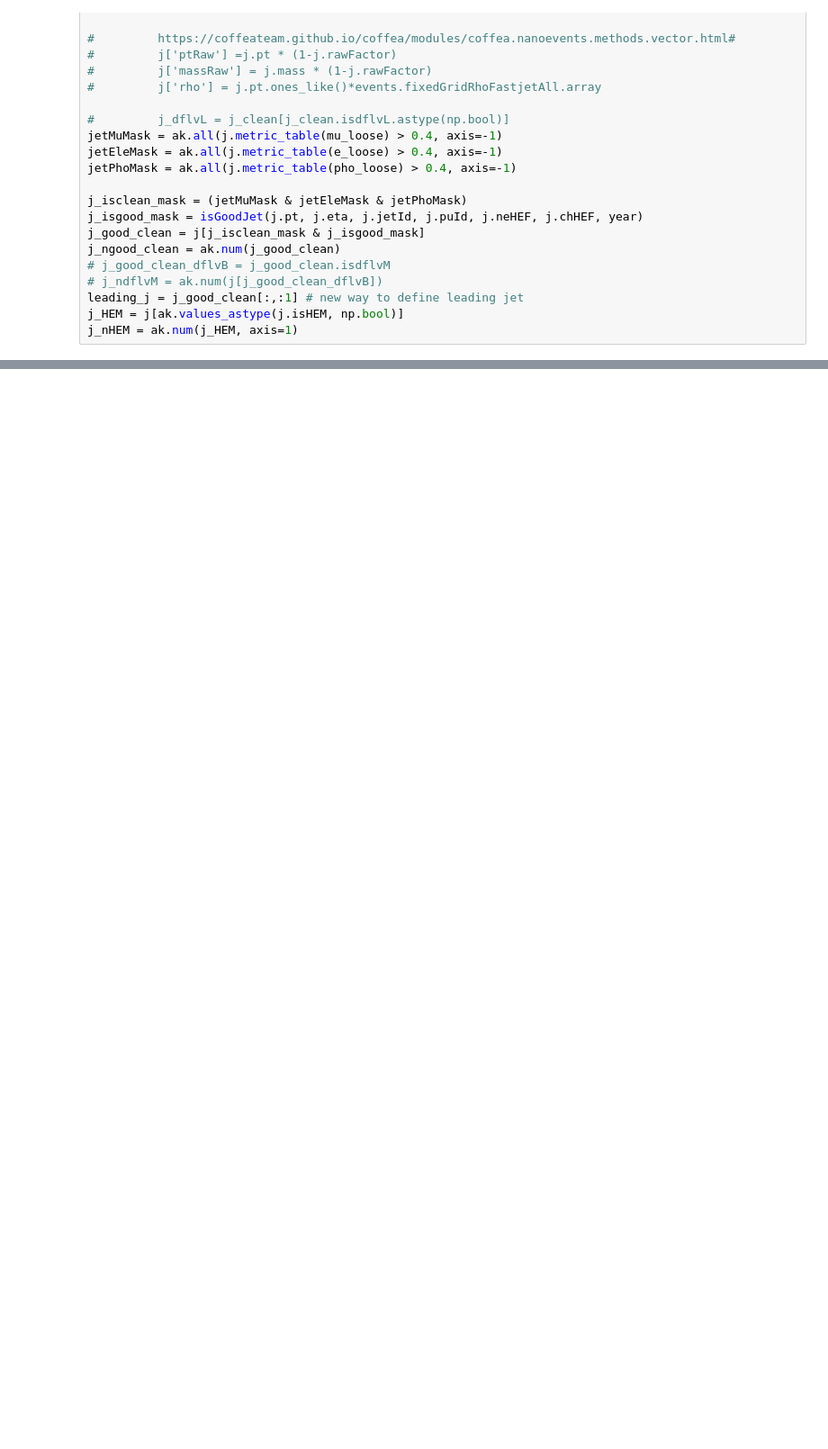
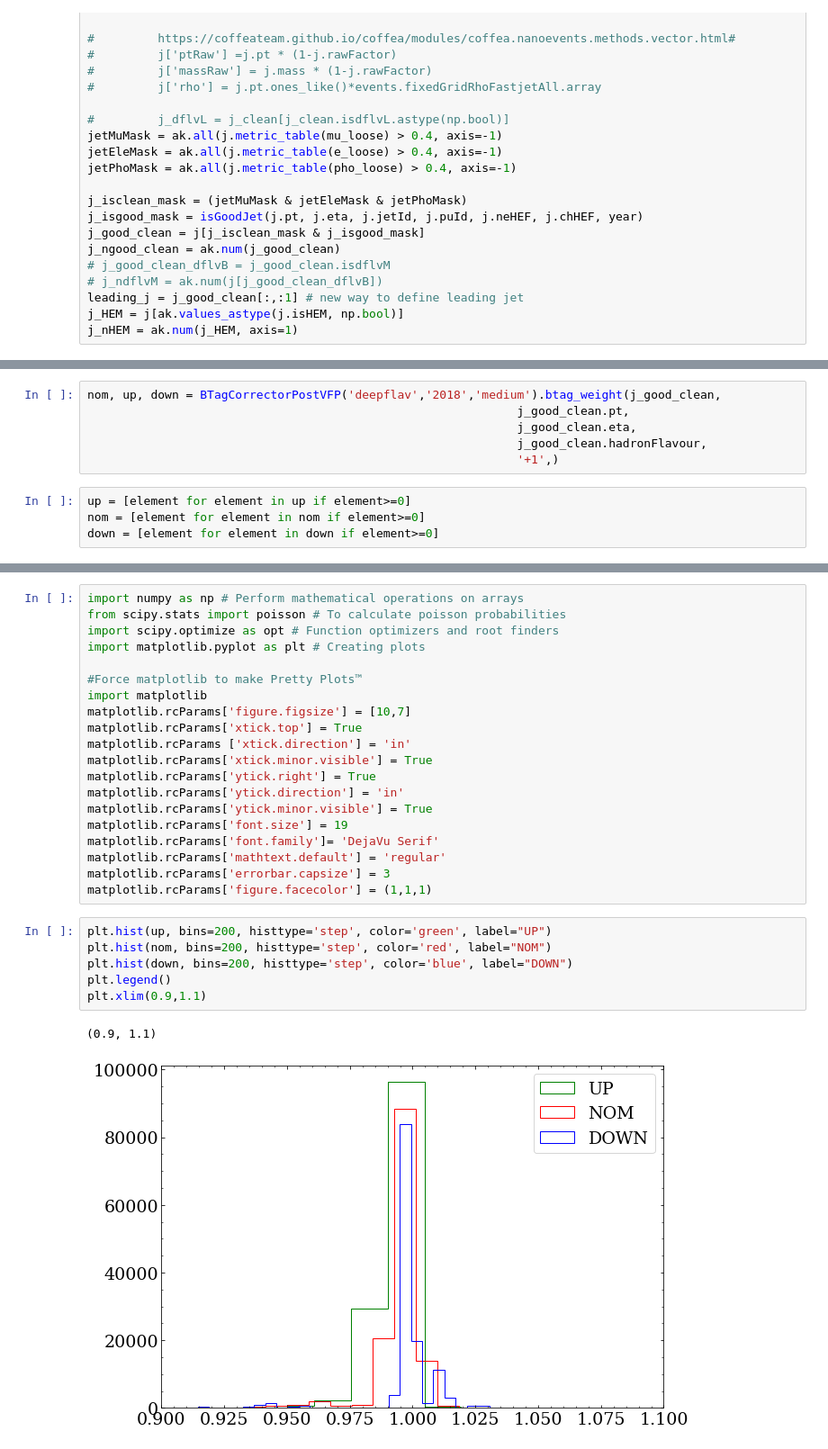
Before and after one commit to rishabhCMS/decaf, a Jupyter notebook: analysis/Rishabh_NB/new_coffea_nbs/Btag-inspector.ipynb, the cells around one changed output, grey strips where cells are left out. Shown at 90% size. Cells and saved outputs as stored; diff of their text form; blank space fills up the shorter version.

```diff
--- a/analysis/Rishabh_NB/new_coffea_nbs/Btag-inspector.ipynb
+++ b/analysis/Rishabh_NB/new_coffea_nbs/Btag-inspector.ipynb
@@ -333,0 +276,10 @@ Delta_Phi_Met_LJ
+# %%
+nom, up, down = BTagCorrectorPostVFP('deepflav','2018','medium').btag_weight(j_good_clean,
+                                                             j_good_clean.pt,
+                                                             j_good_clean.eta,
+                                                             j_good_clean.hadronFlavour,
+                                                             '+1',)
+# %%
+up = [element for element in up if element>=0]
+nom = [element for element in nom if element>=0]
+down = [element for element in down if element>=0]
@@ -333,0 +290,29 @@ Delta_Phi_Met_LJ
+# %%
+import numpy as np # Perform mathematical operations on arrays
+from scipy.stats import poisson # To calculate poisson probabilities
+import scipy.optimize as opt # Function optimizers and root finders
+import matplotlib.pyplot as plt # Creating plots
+
+#Force matplotlib to make Pretty Plots™
+import matplotlib
+matplotlib.rcParams['figure.figsize'] = [10,7]
+matplotlib.rcParams['xtick.top'] = True
+matplotlib.rcParams ['xtick.direction'] = 'in'
+matplotlib.rcParams['xtick.minor.visible'] = True
+matplotlib.rcParams['ytick.right'] = True
+matplotlib.rcParams['ytick.direction'] = 'in'
+matplotlib.rcParams['ytick.minor.visible'] = True
+matplotlib.rcParams['font.size'] = 19
+matplotlib.rcParams['font.family']= 'DejaVu Serif'
+matplotlib.rcParams['mathtext.default'] = 'regular'
+matplotlib.rcParams['errorbar.capsize'] = 3
+matplotlib.rcParams['figure.facecolor'] = (1,1,1)
+# %%
+plt.hist(up, bins=200, histtype='step', color='green', label="UP")
+plt.hist(nom, bins=200, histtype='step', color='red', label="NOM")
+plt.hist(down, bins=200, histtype='step', color='blue', label="DOWN")
+plt.legend()
+plt.xlim(0.9,1.1)
+# %% [output]
+(0.9, 1.1)
+[figure, added]
```
Also changed, not shown: parts of 38 cells of this notebook, 7 other files.
